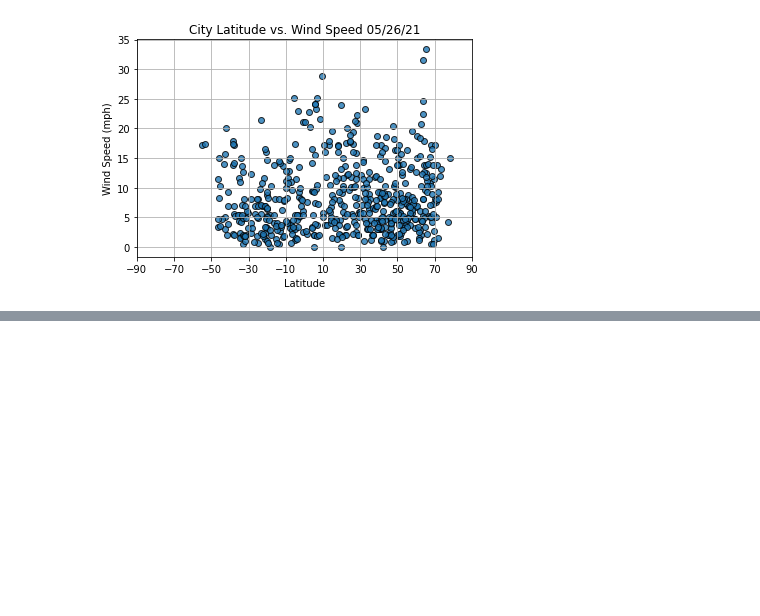
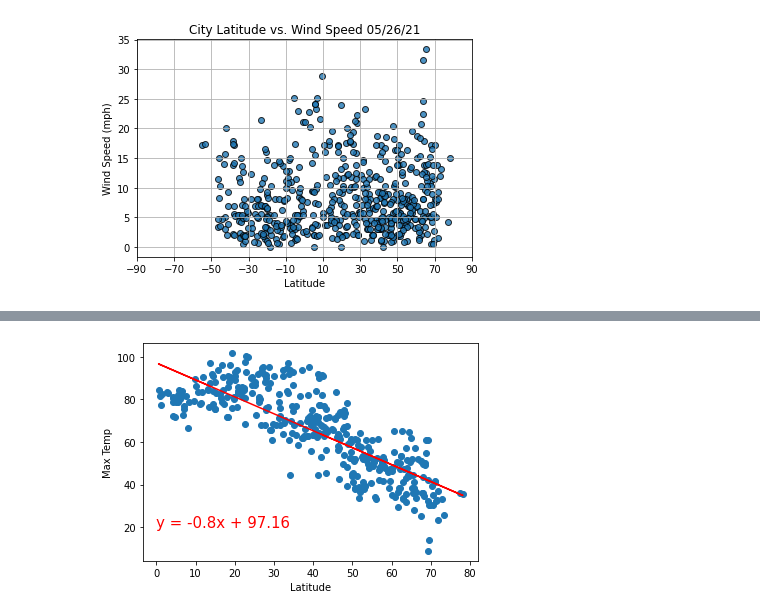
Before and after one commit to curtissmith291/world_weather_analysis, a Jupyter notebook: WeatherPy.ipynb, the cells around one changed output, grey strips where cells are left out. Cells and saved outputs as stored; diff of their text form; code cells hidden in the pictures; blank space fills up the shorter version.

```diff
--- a/WeatherPy.ipynb
+++ b/WeatherPy.ipynb
@@ -258,0 +343,10 @@ plt.show()
+# %%
+# Linear regression on the Southern Hemisphere
+x_values = northern_hemi_df["Lat"]
+y_values = northern_hemi_df["Max Temp"]
+# Call the function.
+plot_linear_regression(x_values, y_values,
+                       'Linear Regression on the Southern Hemisphere \
+                        for Maximum Temperature', 'Max Temp',(0,20))
+# %% [output]
+[figure, added]
```
Also changed, not shown: parts of 9 cells of this notebook.
